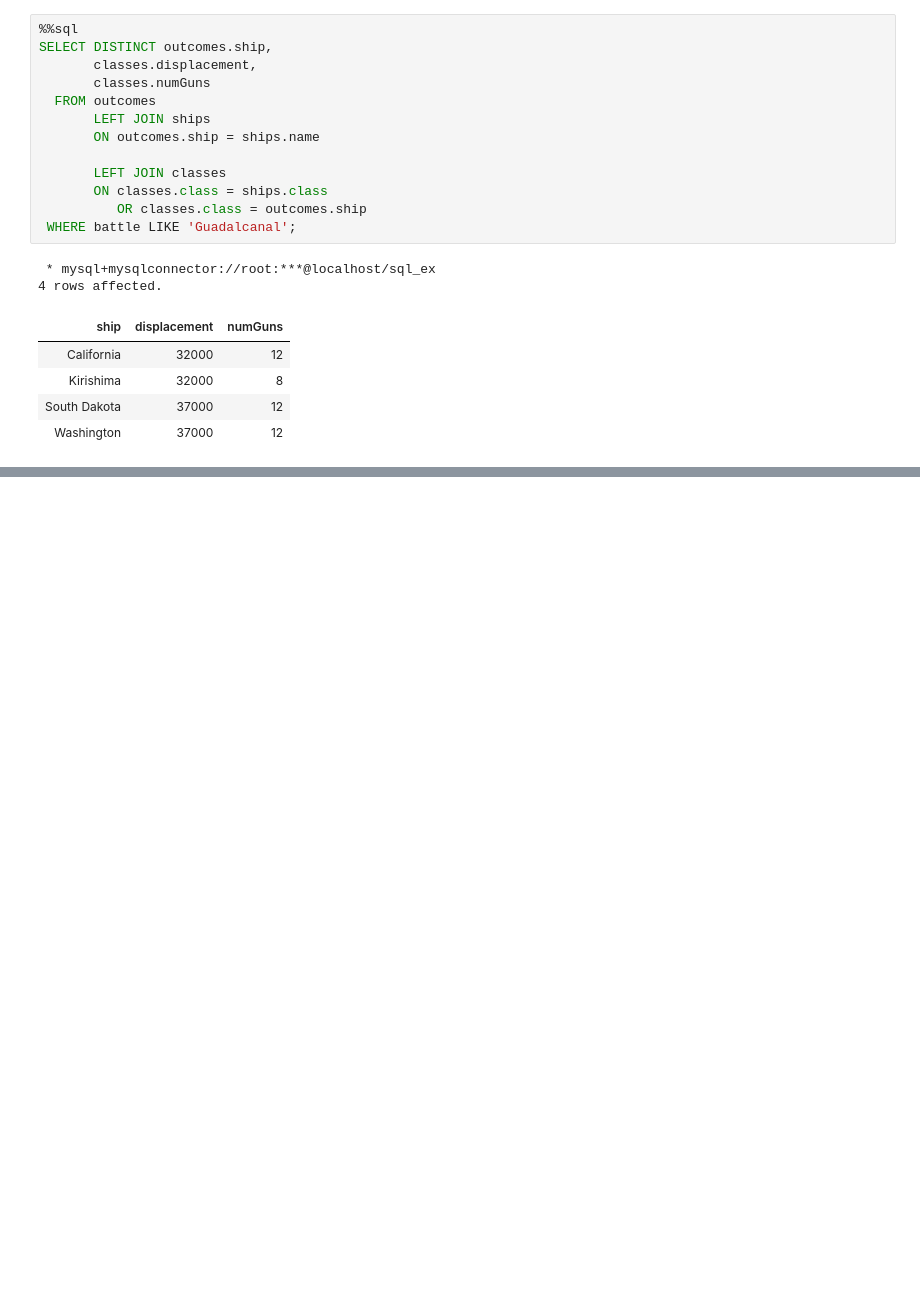
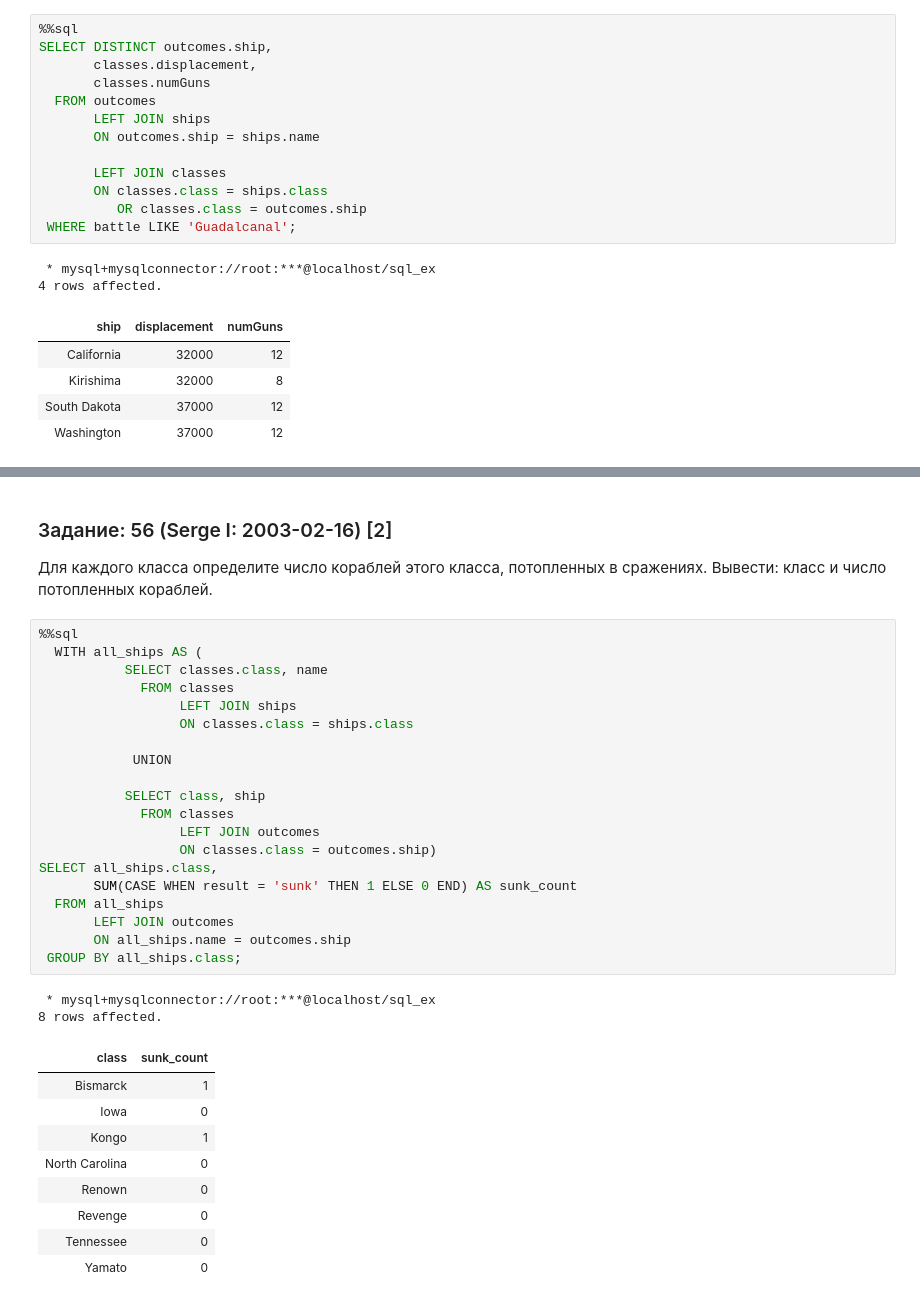
Before and after one commit to dided-s/sql-ex, a Jupyter notebook: select-training/ships/tasks.ipynb, the cells around one changed output, grey strips where cells are left out. Saved outputs shown, nothing was run; the diff lists cells and outputs as text; blank space fills up the shorter version.

```diff
--- a/select-training/ships/tasks.ipynb
+++ b/select-training/ships/tasks.ipynb
@@ -367,0 +618,35 @@ SELECT DISTINCT outcomes.ship,
+# %% [markdown]
+### Задание: 56 (Serge I: 2003-02-16) [2]
+Для каждого класса определите число кораблей этого класса, потопленных в сражениях. Вывести: класс и число потопленных кораблей.
+# %%
+%%sql
+  WITH all_ships AS (
+           SELECT classes.class, name
+             FROM classes
+                  LEFT JOIN ships
+                  ON classes.class = ships.class
+
+            UNION
+
+           SELECT class, ship
+             FROM classes
+                  LEFT JOIN outcomes
+                  ON classes.class = outcomes.ship)
+SELECT all_ships.class,
+       SUM(CASE WHEN result = 'sunk' THEN 1 ELSE 0 END) AS sunk_count
+  FROM all_ships
+       LEFT JOIN outcomes
+       ON all_ships.name = outcomes.ship
+ GROUP BY all_ships.class;
+# %% [output]
+ * mysql+mysqlconnector://root:***@localhost/sql_ex
+8 rows affected.
+| class | sunk_count |
+| Bismarck | 1 |
+| Iowa | 0 |
+| Kongo | 1 |
+| North Carolina | 0 |
+| Renown | 0 |
+| Revenge | 0 |
+| Tennessee | 0 |
+| Yamato | 0 |
```
Also changed, not shown: parts of 20 cells of this notebook, 11 other files.
